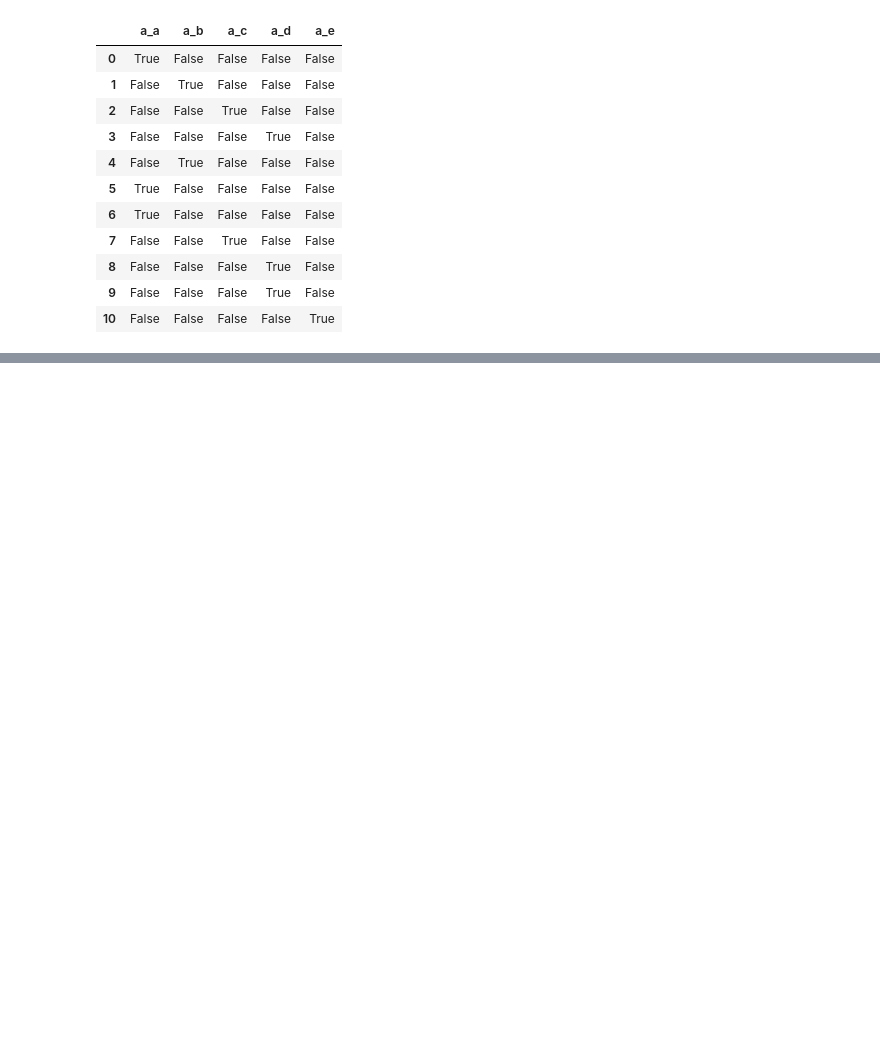
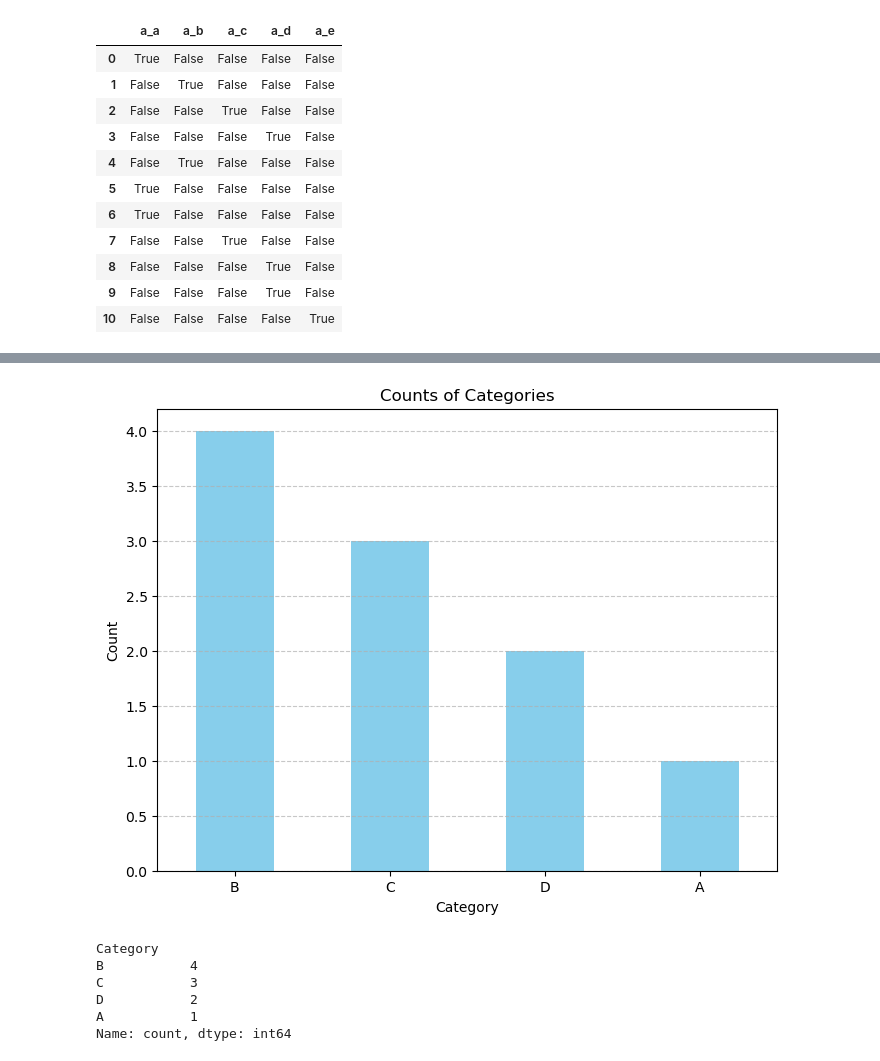
Before and after one commit to akladyous/data-science, a Jupyter notebook: regression/pd.ipynb, the cells around one changed output, grey strips where cells are left out. Cells and saved outputs as stored; diff of their text form; code cells hidden in the pictures; blank space fills up the shorter version.

Commit message:
Untracked files on data-science

```diff
--- a/regression/pd.ipynb
+++ b/regression/pd.ipynb
@@ -42,3 +42,12 @@ pd.get_dummies(df1, sparse=True)
 | 8 | False | False | False | True | False |
 | 9 | False | False | False | True | False |
 | 10 | False | False | False | False | True |
+# %%
+categories = ["A", "B", "C", "D"]
+
+# Generate random categorical data
+random_categories = np.random.choice(categories, size=10)
+
+# Create DataFrame
+df = pd.DataFrame({"Category": random_categories})
+df
@@ -44,0 +66,21 @@ pd.get_dummies(df1, sparse=True)
+# %%
+# Plot the counts of each category
+plt.figure(figsize=(8, 6))
+df["Category"].value_counts().plot(kind="bar", color="skyblue")
+plt.title("Counts of Categories")
+plt.xlabel("Category")
+plt.ylabel("Count")
+plt.xticks(rotation=0)
+plt.grid(axis="y", linestyle="--", alpha=0.7)
+plt.show()
+# %% [output]
+[figure, added]
+# %%
+df.value_counts()
+# %% [output]
+Category
+B           4
+C           3
+D           2
+A           1
+Name: count, dtype: int64
```
Also changed, not shown: parts of 2 cells of this notebook.
